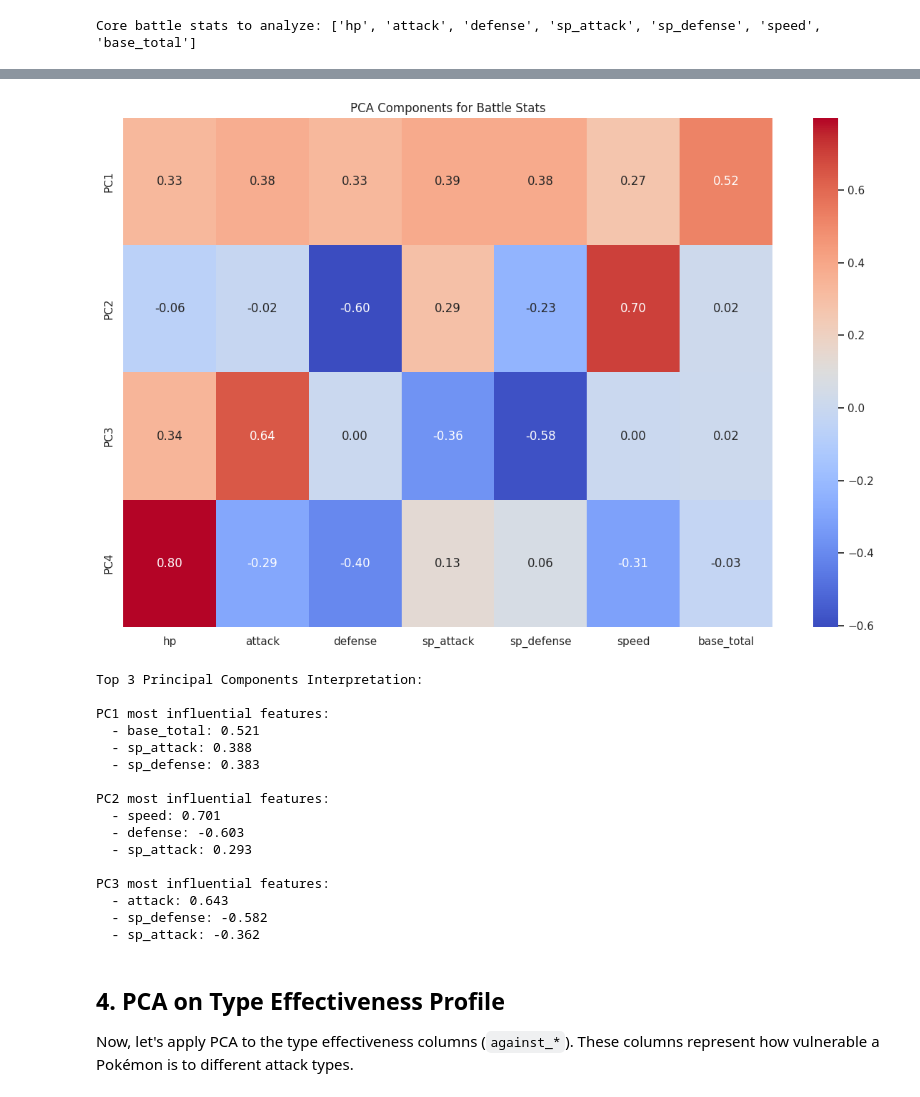
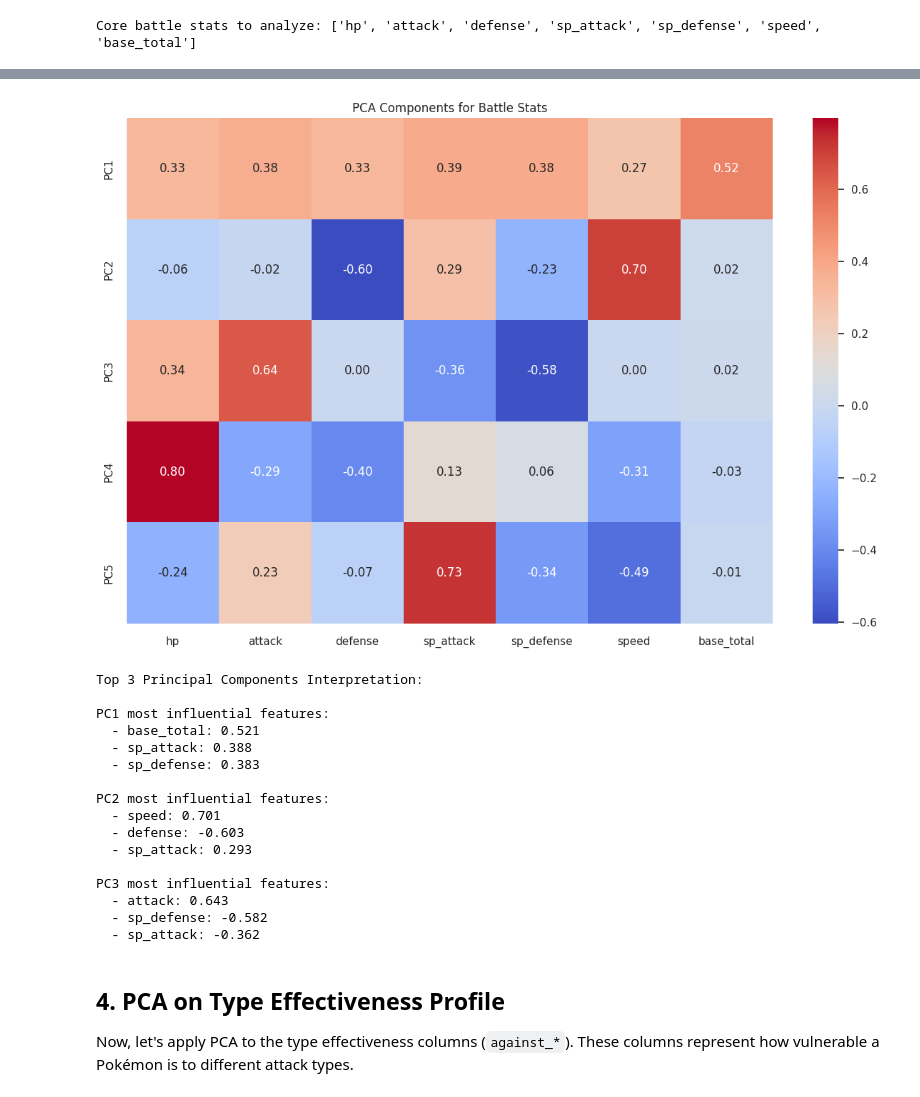
Before and after one commit to Neel-shetty/pokemon-dimensionality-reduction, a Jupyter notebook: pokemon_pca_analysis.ipynb, the cells around one changed output, grey strips where cells are left out. Cells and saved outputs as stored; diff of their text form; code cells hidden in the pictures.

```diff
--- a/pokemon_pca_analysis.ipynb
+++ b/pokemon_pca_analysis.ipynb
@@ -395,26 +395,26 @@ Number of components needed for 95% variance: 5
 # %%
 # Analyze PCA components for battle stats
 component_df = pd.DataFrame(
     pca_battle.components_,
     columns=battle_stats,
     index=[f'PC{i+1}' for i in range(len(battle_stats))]
 )
 
 plt.figure(figsize=(12, 8))
-sns.heatmap(component_df.iloc[:4], cmap='coolwarm', annot=True, fmt='.2f')
+sns.heatmap(component_df.iloc[:5], cmap='coolwarm', annot=True, fmt='.2f')
 plt.title('PCA Components for Battle Stats')
 plt.tight_layout()
 plt.show()
 
 # Detailed analysis of the first 3 principal components
 print("Top 3 Principal Components Interpretation:")
 for i in range(3):
     pc = component_df.iloc[i].abs().sort_values(ascending=False)
     print(f"\nPC{i+1} most influential features:")
     for feat, val in pc.head(3).items():
         print(f"  - {feat}: {component_df.iloc[i][feat]:.3f}")
 # %% [output]
-[figure, old version]
+[figure, new version]
 Top 3 Principal Components Interpretation:
 
 PC1 most influential features:
```
Also changed, not shown: parts of 15 cells of this notebook, 2 other files.
